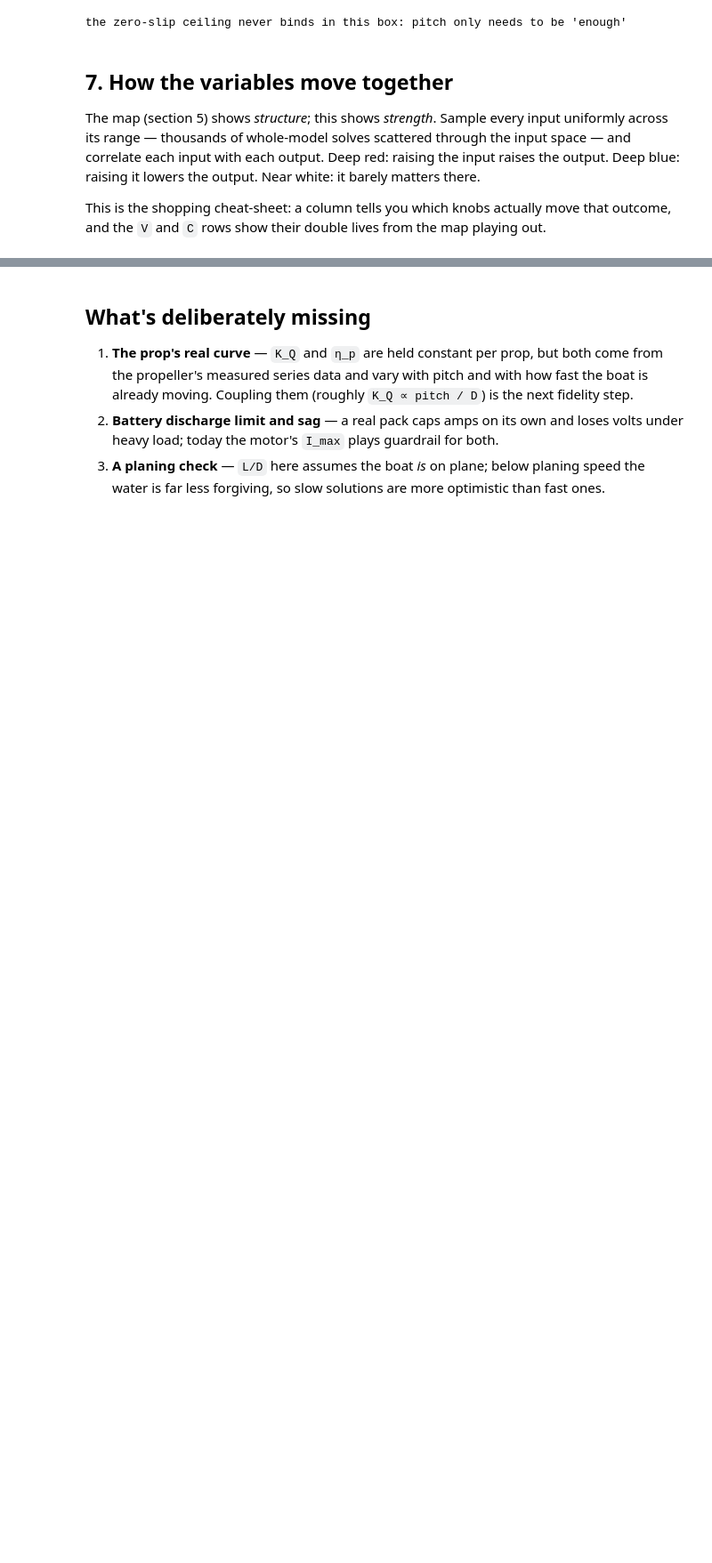
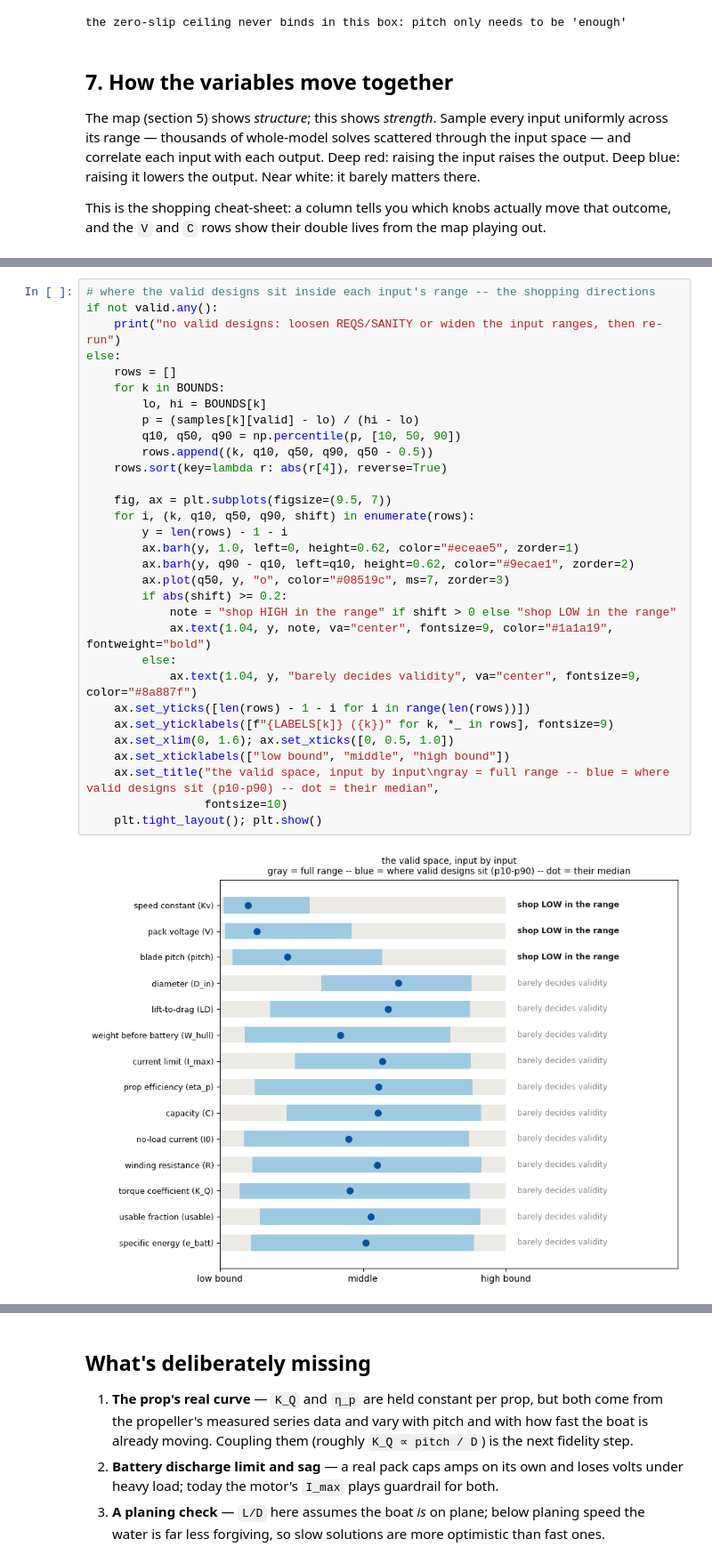
Before and after one commit to MarMar888/hav, a Jupyter notebook: optimization/willmarley.ipynb, the cells around one changed output, grey strips where cells are left out. Shown at 89% size. Cells and saved outputs as stored; diff of their text form; blank space fills up the shorter version.

```diff
--- a/optimization/willmarley.ipynb
+++ b/optimization/willmarley.ipynb
@@ -540,0 +588,33 @@ weight (lb)    across the whole space:  p10   87.1   median  125.4   p90  175.6
+# %%
+# where the valid designs sit inside each input's range -- the shopping directions
+if not valid.any():
+    print("no valid designs: loosen REQS/SANITY or widen the input ranges, then re-run")
+else:
+    rows = []
+    for k in BOUNDS:
+        lo, hi = BOUNDS[k]
+        p = (samples[k][valid] - lo) / (hi - lo)
+        q10, q50, q90 = np.percentile(p, [10, 50, 90])
+        rows.append((k, q10, q50, q90, q50 - 0.5))
+    rows.sort(key=lambda r: abs(r[4]), reverse=True)
+
+    fig, ax = plt.subplots(figsize=(9.5, 7))
+    for i, (k, q10, q50, q90, shift) in enumerate(rows):
+        y = len(rows) - 1 - i
+        ax.barh(y, 1.0, left=0, height=0.62, color="#eceae5", zorder=1)
+        ax.barh(y, q90 - q10, left=q10, height=0.62, color="#9ecae1", zorder=2)
+        ax.plot(q50, y, "o", color="#08519c", ms=7, zorder=3)
+        if abs(shift) >= 0.2:
+            note = "shop HIGH in the range" if shift > 0 else "shop LOW in the range"
+            ax.text(1.04, y, note, va="center", fontsize=9, color="#1a1a19", fontweight="bold")
+        else:
+            ax.text(1.04, y, "barely decides validity", va="center", fontsize=9, color="#8a887f")
+    ax.set_yticks([len(rows) - 1 - i for i in range(len(rows))])
+    ax.set_yticklabels([f"{LABELS[k]} ({k})" for k, *_ in rows], fontsize=9)
+    ax.set_xlim(0, 1.6); ax.set_xticks([0, 0.5, 1.0])
+    ax.set_xticklabels(["low bound", "middle", "high bound"])
+    ax.set_title("the valid space, input by input\ngray = full range -- blue = where valid designs sit (p10-p90) -- dot = their median",
+                 fontsize=10)
+    plt.tight_layout(); plt.show()
+# %% [output]
+[figure, added]
```
Also changed, not shown: parts of 4 cells of this notebook, 3 other files.
